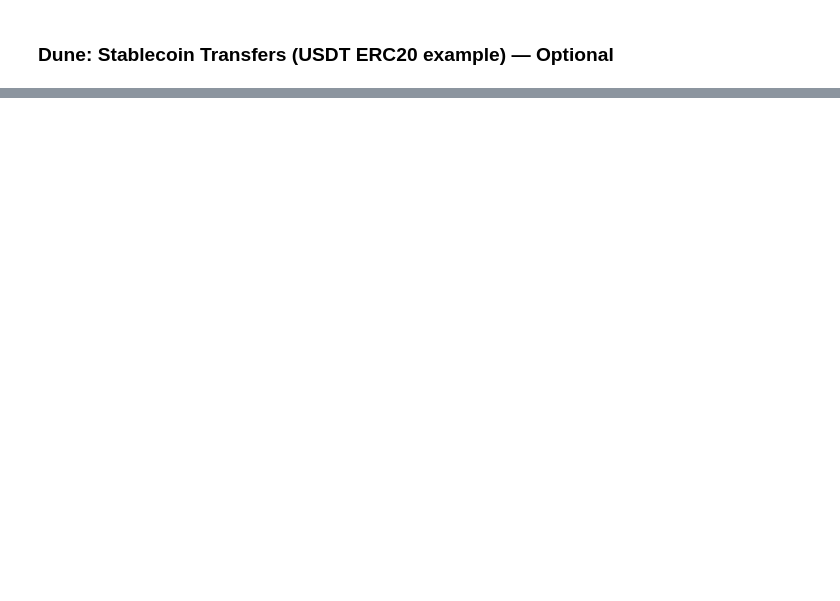
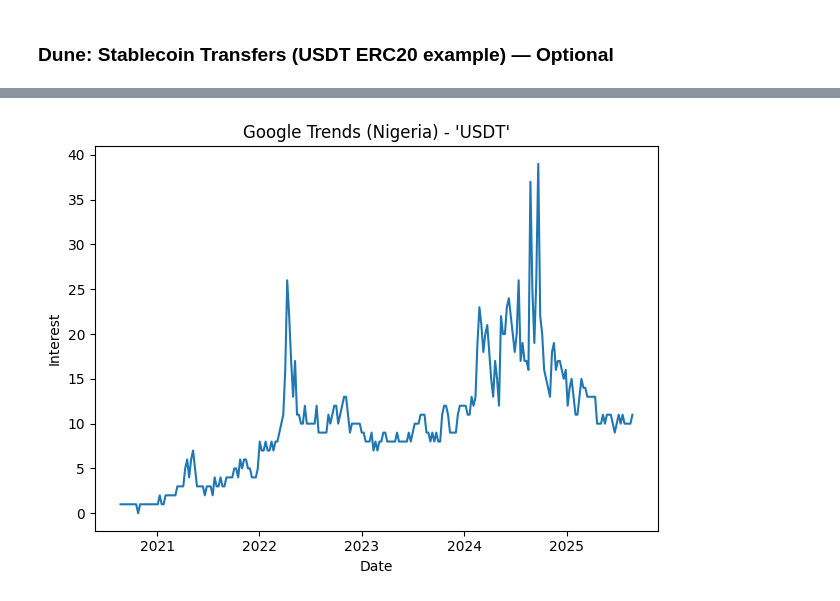
Before and after one commit to FijabiAdekunle/Investigating-Liquidity-in-Africa, a Jupyter notebook: liquidity_nigeria_stablecoins.ipynb, the cells around one changed output, grey strips where cells are left out. Cells and saved outputs as stored; diff of their text form; code cells hidden in the pictures; blank space fills up the shorter version.

```diff
--- a/liquidity_nigeria_stablecoins.ipynb
+++ b/liquidity_nigeria_stablecoins.ipynb
@@ -252,0 +206,13 @@ if not trends.empty and 'USDT' in trends.columns:
+# %%
+# 2) Google Trends: 'USDT' interest over time
+if 'USDT' in trends.columns:
+    plt.figure()
+    plt.plot(trends['date'], trends['USDT'])
+    plt.title("Google Trends (Nigeria) - 'USDT'")
+    plt.xlabel("Date")
+    plt.ylabel("Interest")
+    plt.tight_layout()
+    plt.savefig(os.path.join(OUTPUTS, "usdt_trends.png"))
+    plt.show()
+# %% [output]
+[figure, added]
```
Also changed, not shown: parts of 21 cells of this notebook, 10 other files.
